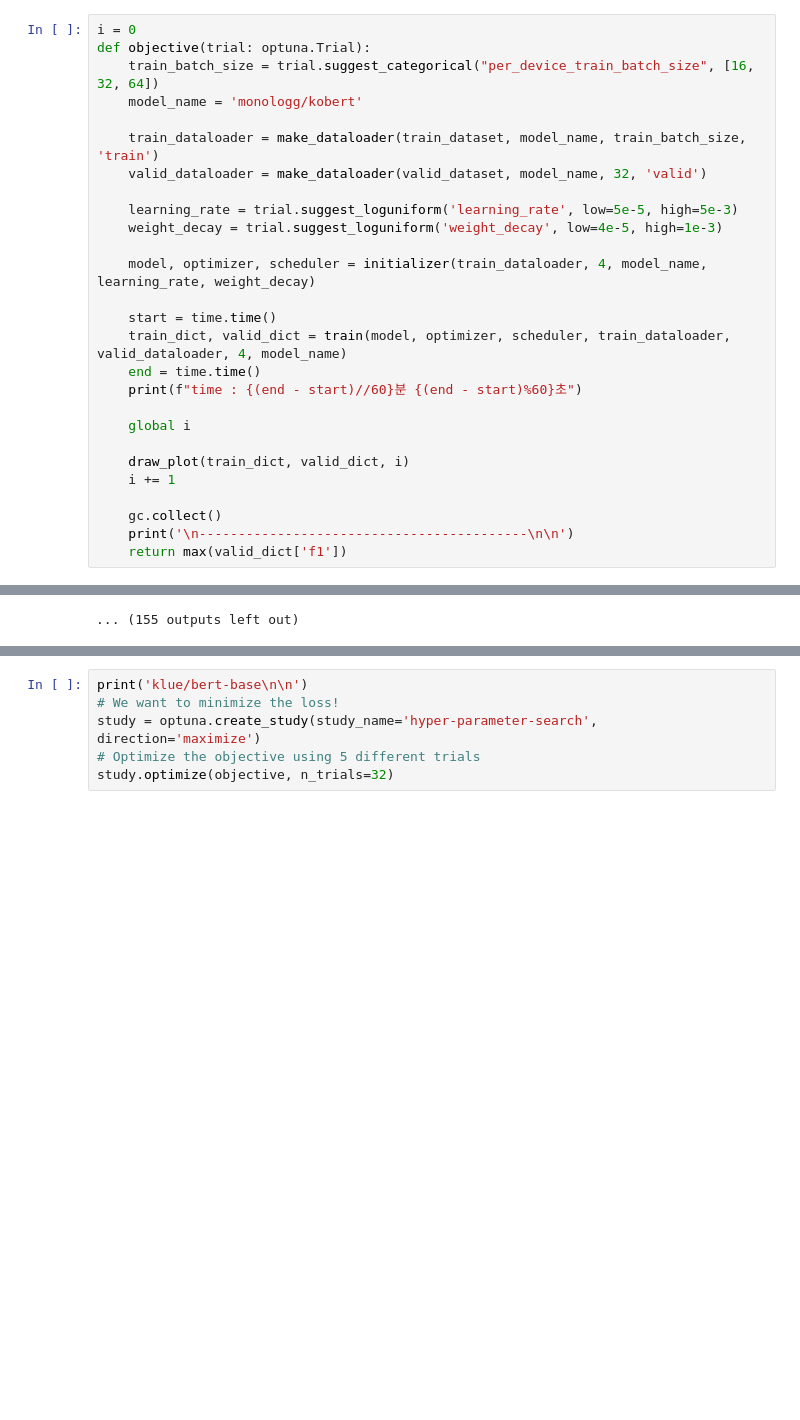
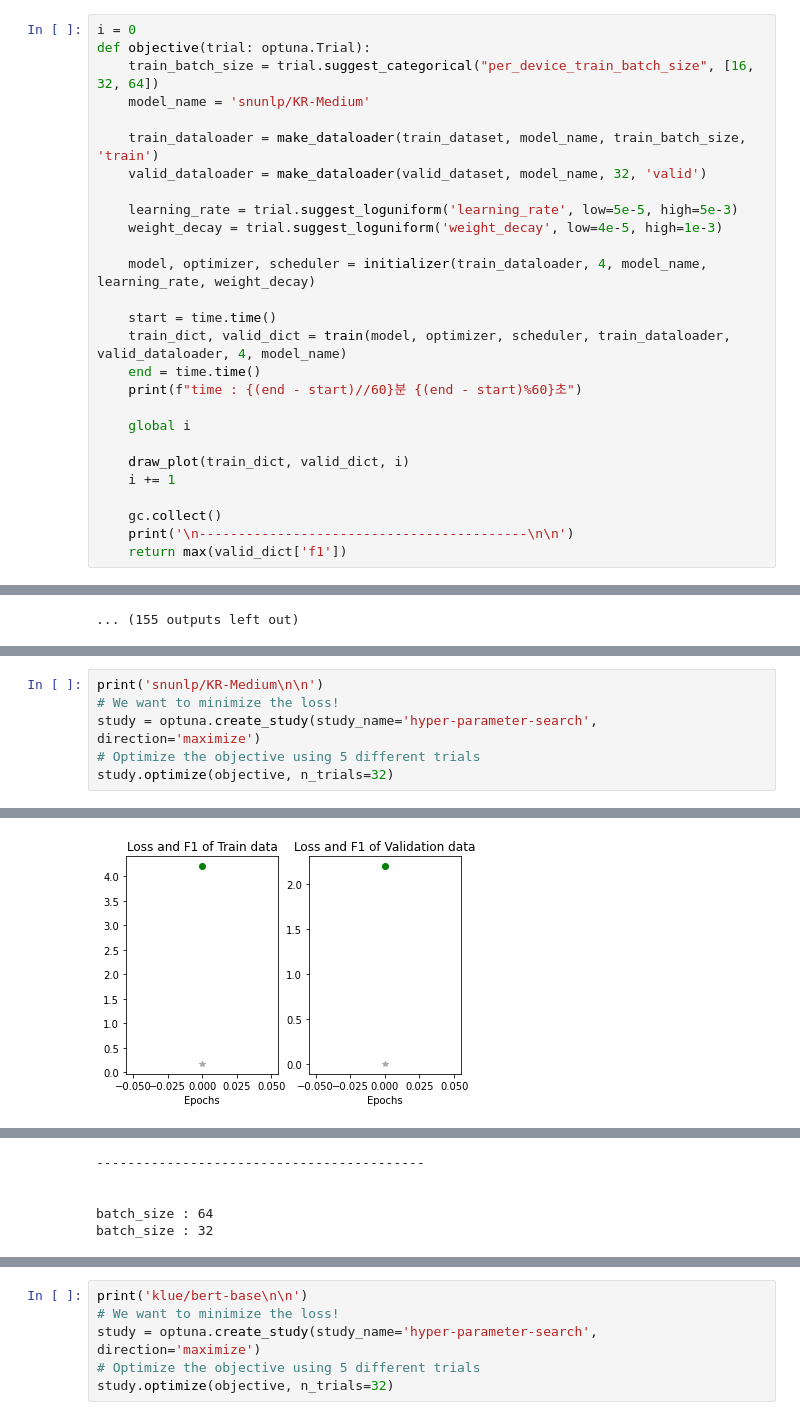
Before and after one commit to WooKyungHwa/NLU_3-, a Jupyter notebook: 최지현_sts.ipynb, the cells around one changed output, grey strips where cells are left out. Cells and saved outputs as stored; diff of their text form; blank space fills up the shorter version.

```diff
--- a/최지현_sts.ipynb
+++ b/최지현_sts.ipynb
@@ -492,7 +484,7 @@ import optuna
 i = 0
 def objective(trial: optuna.Trial):
     train_batch_size = trial.suggest_categorical("per_device_train_batch_size", [16, 32, 64])
-    model_name = 'monologg/kobert'
+    model_name = 'snunlp/KR-Medium'
 
     train_dataloader = make_dataloader(train_dataset, model_name, train_batch_size, 'train')
     valid_dataloader = make_dataloader(valid_dataset, model_name, 32, 'valid')
@@ -635,0 +618,7 @@ train_batch_size, lr, epochs -> f1
+# %%
+print('snunlp/KR-Medium\n\n')
+# We want to minimize the loss!
+study = optuna.create_study(study_name='hyper-parameter-search', direction='maximize')
+# Optimize the objective using 5 different trials
+study.optimize(objective, n_trials=32)
+# %% [output]
@@ -635,0 +652 @@ train_batch_size, lr, epochs -> f1
+[figure, added]
@@ -635,0 +654,5 @@ train_batch_size, lr, epochs -> f1
+------------------------------------------
+
+
+batch_size : 64
+batch_size : 32
```
Also changed, not shown: parts of 24 cells of this notebook.
